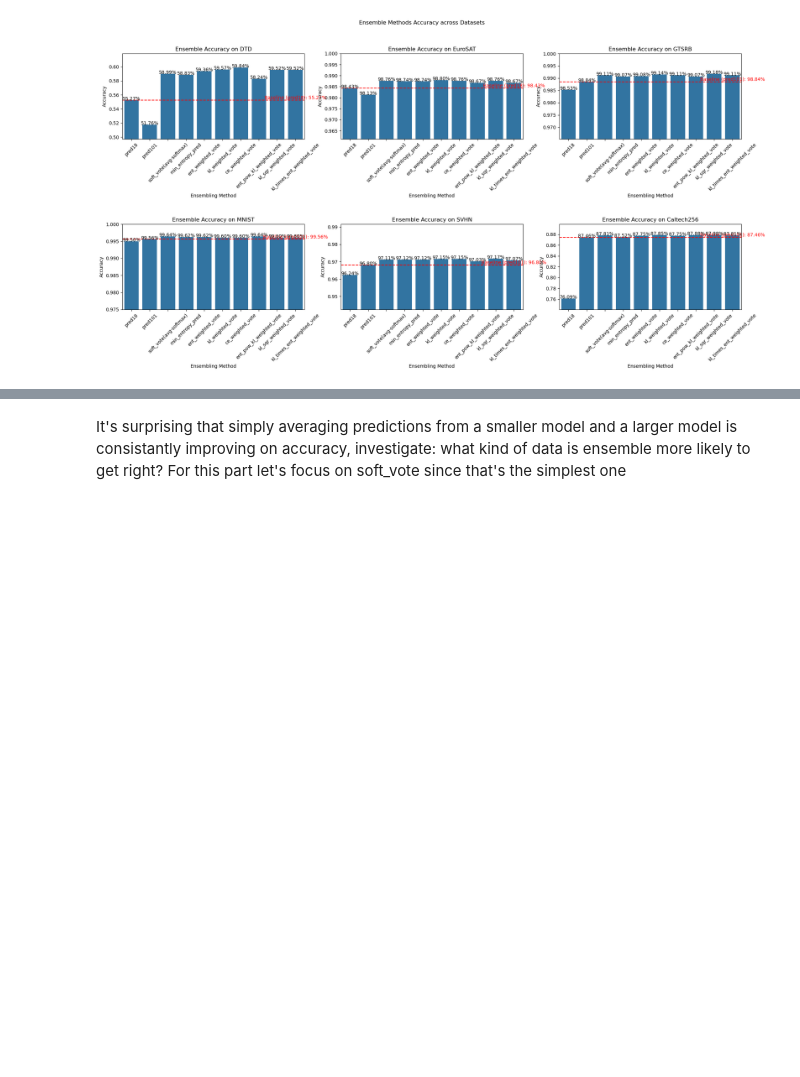
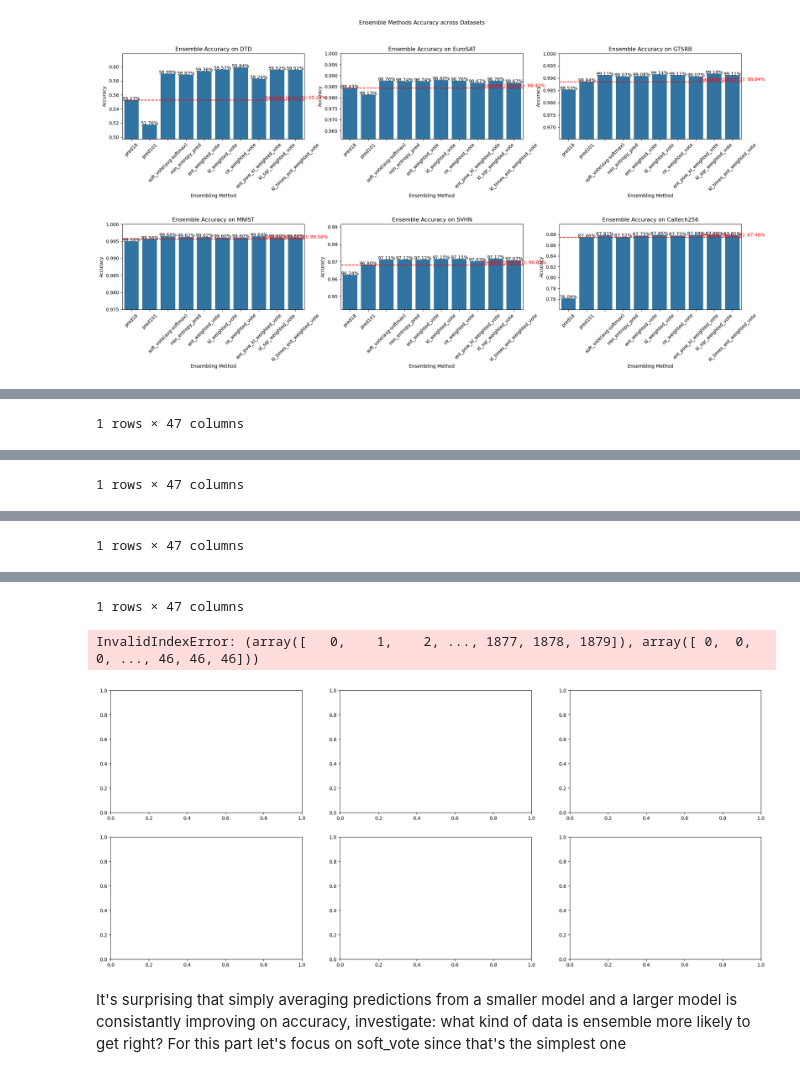
Before and after one commit to TimothyZG/wliura2024, a Jupyter notebook: Analysis/04-ensemble.ipynb, the cells around one changed output, grey strips where cells are left out. Cells and saved outputs as stored; diff of their text form; code cells hidden in the pictures; blank space fills up the shorter version.

```diff
--- a/Analysis/04-ensemble.ipynb
+++ b/Analysis/04-ensemble.ipynb
@@ -75,3 +75,19 @@ plt.savefig("artifacts/ensemble.png")
 plt.show()
 # %% [output]
 [figure]
+# %%
+def soft_vote(pred1, pred2):
+    sum_pred = pred1+pred2
+    row_sums = sum_pred.sum(axis=1)
+    normalized_pred = sum_pred.div(row_sums, axis=0)
+    return normalized_pred
+def cons_weighted_vote(pred1, pred2, weight1, weight2):
+    weighted_pred = np.multiply(weight1,pred1)+np.multiply(weight2,pred2)
+    row_sums = weighted_pred.sum(axis=1)
+    normalized_pred = weighted_pred.div(row_sums, axis=0)
+    return normalized_pred
+def vec_weighted_vote(pred1, pred2, weightvec1, weightvec2):
+    weighted_pred = pred1.mul(weightvec1, axis=0) + pred2.mul(weightvec2, axis=0)
+    row_sums = weighted_pred.sum(axis=1)
+    normalized_pred = weighted_pred.div(row_sums, axis=0)
+    return normalized_pred
@@ -77,0 +128,28 @@ plt.show()
+# %%
+fig, axes = plt.subplots(nrow, ncol, figsize=(8*ncol, 5*nrow))
+
+for i, ds in enumerate(datasets):
+    df18 = pd.read_csv(f"../Pred/{ds}_Resnet18.csv")
+    df101 = pd.read_csv(f"../Pred/{ds}_Resnet101.csv")
+    label = pd.read_csv(f"../Pred/target_{ds}.csv")
+    unc_pred = pd.read_csv(f"uncertainty_{ds}.csv")
+    df_soft_vote = soft_vote(df18, df101)
+    df_entr_w = vec_weighted_vote(df18, df101, unc_pred["ent_101"], unc_pred["ent_18"])
+    df_kl_w = vec_weighted_vote(df18, df101, unc_pred["kl_101_18"], unc_pred["kl_18_101"])
+    df_ce_w = vec_weighted_vote(df18, df101, unc_pred["ce_101_18"], unc_pred["ce_18_101"])
+    df_entr_pow_kl_w = vec_weighted_vote(df18, df101, unc_pred["ent_101"]**unc_pred["kl_101_18"], unc_pred["ent_18"]**unc_pred["kl_18_101"])
+    df_kl_sqr_w = vec_weighted_vote(df18, df101, unc_pred["kl_101_18"]**2, unc_pred["kl_18_101"]**2)
+    df_kl_t_entr_w = vec_weighted_vote(df18, df101, unc_pred["kl_101_18"]*unc_pred["ent_101"], unc_pred["kl_18_101"]*unc_pred["ent_18"])
+    display(df_soft_vote.head(1))
+    display(df_entr_w.head(1))
+    display(df_entr_pow_kl_w.head(1))
+    display(df_kl_sqr_w.head(1))
+    ax = axes[i // ncol, i % ncol]
+    pred_ls = [df_soft_vote, df_entr_w, df_kl_w, df_ce_w, df_entr_pow_kl_w, df_kl_sqr_w, df_kl_t_entr_w]
+    ens_name_ls = ["Average Vote", "Entropy Weighted", "KL Weighted", "Entropy^KL Weighted", "KL^2 Weighted", "KL*Entropy Weighted"]
+    barplot_nll(pred_ls,ens_name_ls,label,ds,ax)
+plt.subplots_adjust(hspace=1)
+plt.suptitle("Ensemble Methods NLL across Datasets")
+plt.savefig(f"artifacts/{nbn}ensemble_nll.png")
+plt.show()
+# %% [output]
@@ -77,0 +158 @@ plt.show()
+1 rows × 47 columns
@@ -77,0 +161 @@ plt.show()
+1 rows × 47 columns
@@ -77,0 +164 @@ plt.show()
+1 rows × 47 columns
@@ -78,3 +167,6 @@ plt.show()
+1 rows × 47 columns
+InvalidIndexError: (array([   0,    1,    2, ..., 1877, 1878, 1879]), array([ 0,  0,  0, ..., 46, 46, 46]))
+[figure, added]
 # %% [markdown]
 It's surprising that simply averaging predictions from a smaller model and a larger model is consistantly improving on accuracy, investigate: what kind of data is ensemble more likely to get right?
 For this part let's focus on soft_vote since that's the simplest one
```
Also changed, not shown: parts of 11 cells of this notebook, 24 other files.
